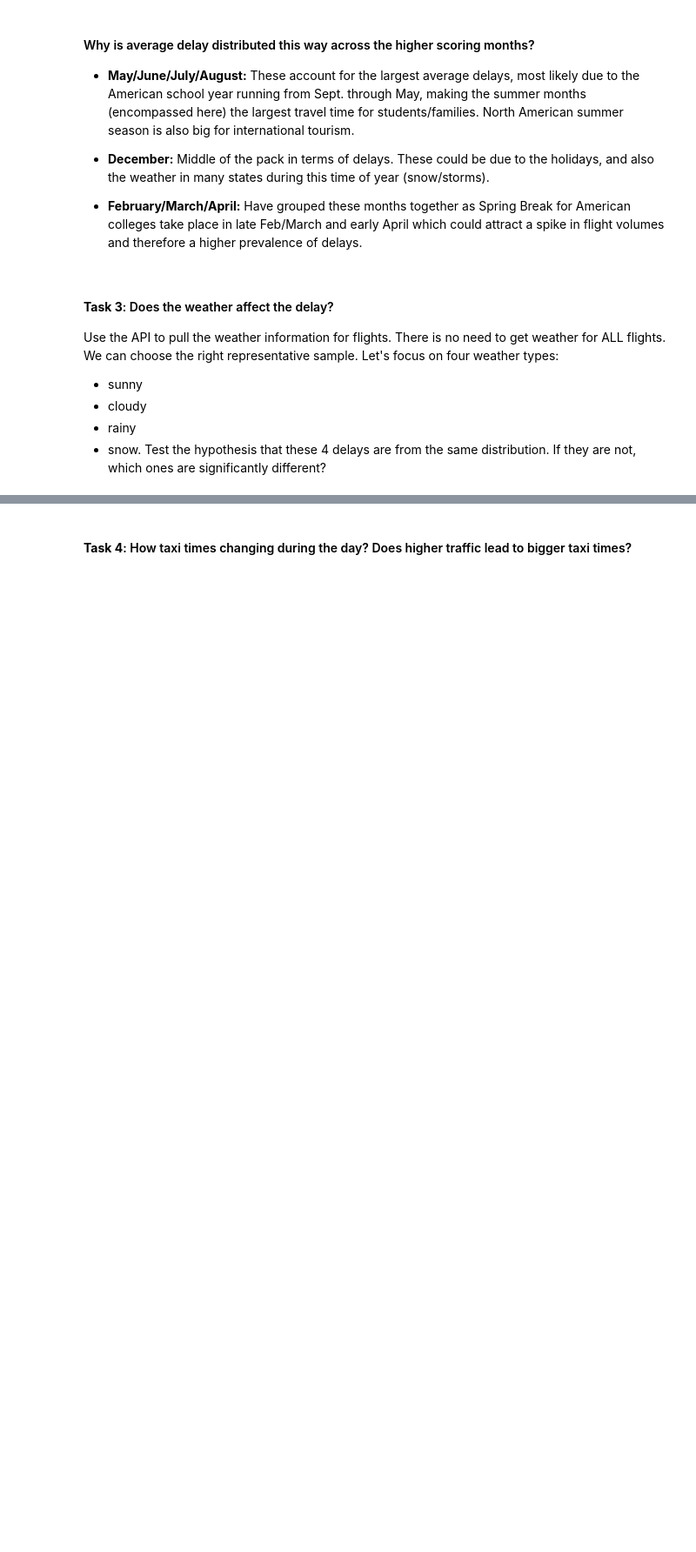
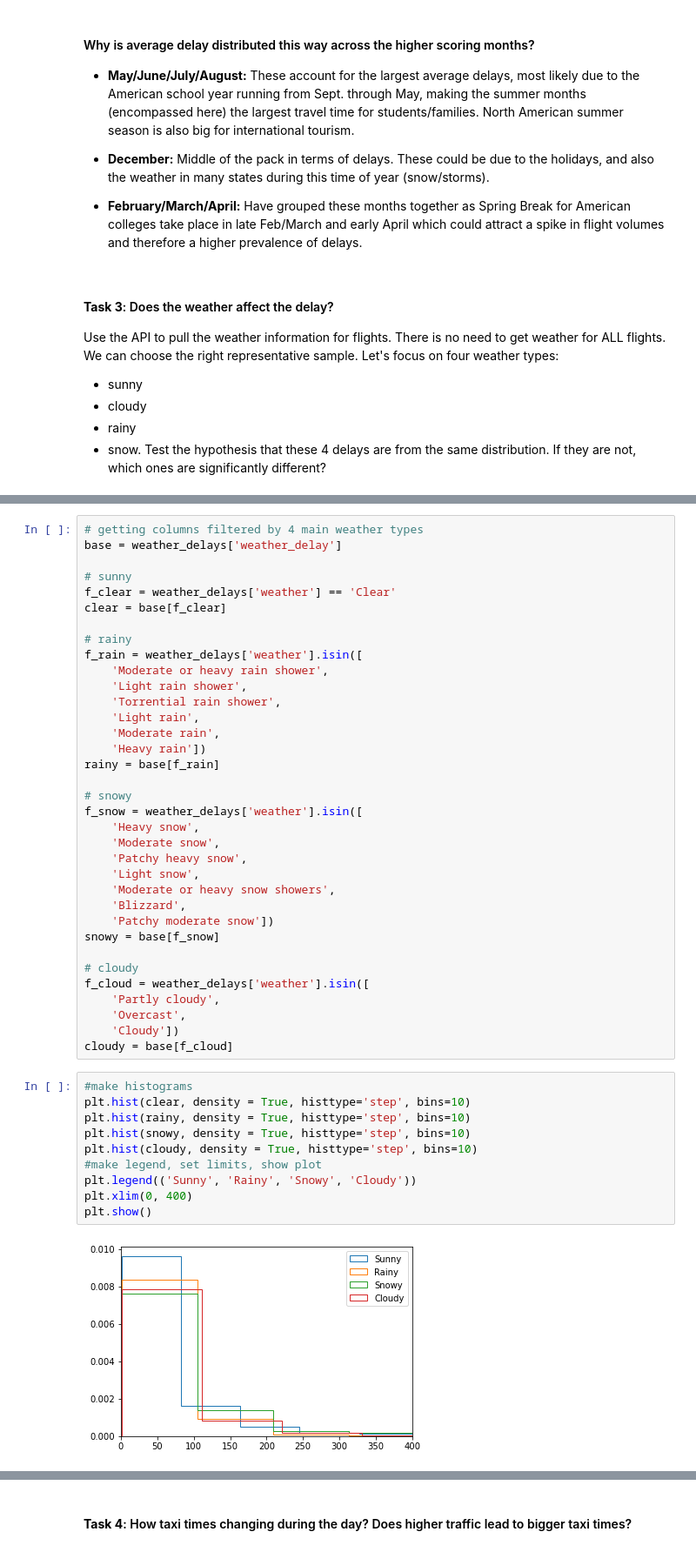
Before and after one commit to rileyjfournier/mid-term-project-I, a Jupyter notebook: James/exploratory_analysis.ipynb, the cells around one changed output, grey strips where cells are left out. Shown at 87% size. Drawn from its saved outputs; the diff is of its cells as text; blank space fills up the shorter version.

```diff
--- a/James/exploratory_analysis.ipynb
+++ b/James/exploratory_analysis.ipynb
@@ -346,0 +472,47 @@ Test the hypothesis that these 4 delays are from the same distribution. If they
+# %%
+# getting columns filtered by 4 main weather types
+base = weather_delays['weather_delay']
+
+# sunny
+f_clear = weather_delays['weather'] == 'Clear'
+clear = base[f_clear]
+
+# rainy
+f_rain = weather_delays['weather'].isin([
+    'Moderate or heavy rain shower',
+    'Light rain shower',
+    'Torrential rain shower',
+    'Light rain',
+    'Moderate rain',
+    'Heavy rain'])
+rainy = base[f_rain]
+
+# snowy
+f_snow = weather_delays['weather'].isin([
+    'Heavy snow',
+    'Moderate snow',
+    'Patchy heavy snow',
+    'Light snow',
+    'Moderate or heavy snow showers',
+    'Blizzard',
+    'Patchy moderate snow'])
+snowy = base[f_snow]
+
+# cloudy
+f_cloud = weather_delays['weather'].isin([
+    'Partly cloudy',
+    'Overcast',
+    'Cloudy'])
+cloudy = base[f_cloud]
+# %%
+#make histograms
+plt.hist(clear, density = True, histtype='step', bins=10)
+plt.hist(rainy, density = True, histtype='step', bins=10)
+plt.hist(snowy, density = True, histtype='step', bins=10)
+plt.hist(cloudy, density = True, histtype='step', bins=10)
+#make legend, set limits, show plot
+plt.legend(('Sunny', 'Rainy', 'Snowy', 'Cloudy'))
+plt.xlim(0, 400)
+plt.show()
+# %% [output]
+[figure, added]
```
Also changed, not shown: parts of 47 cells of this notebook.
